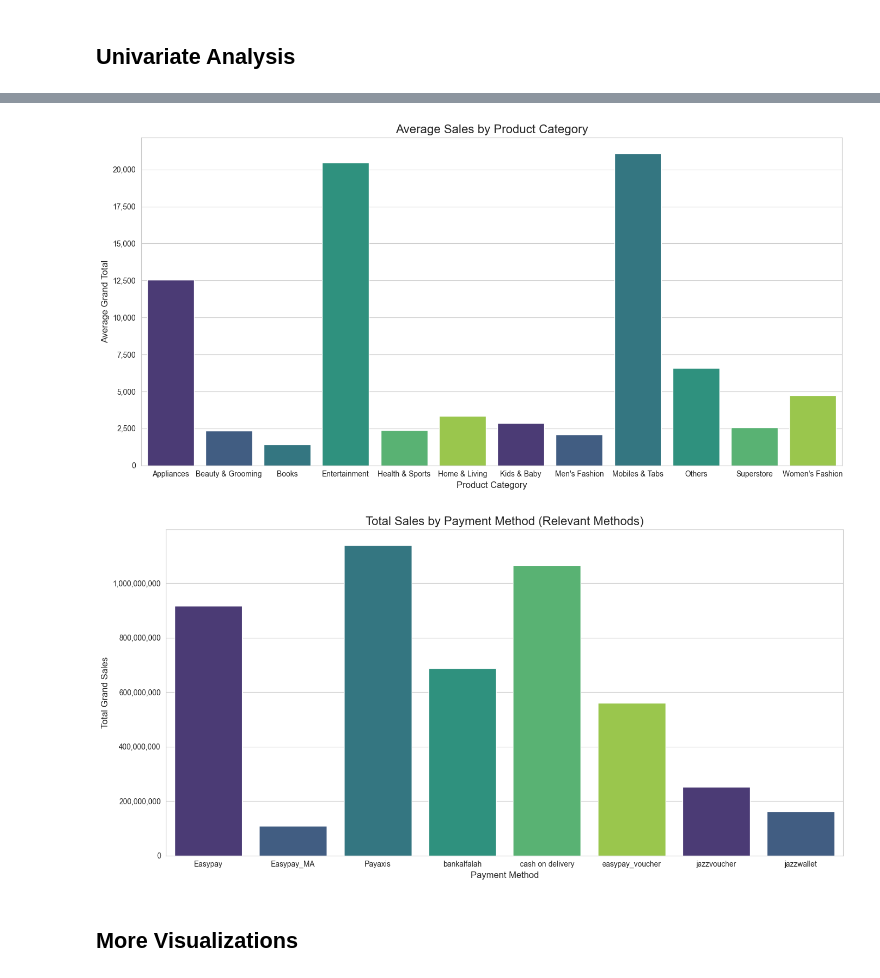
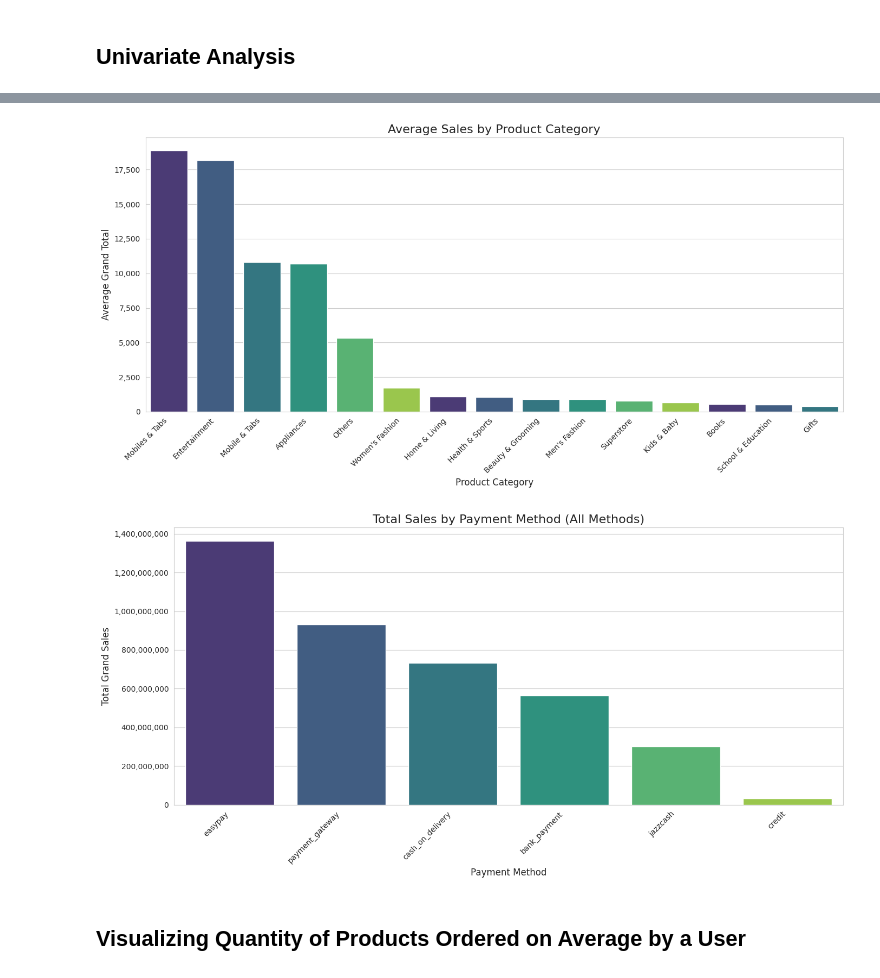
Before and after one commit to SalaarMasood/Data-Science-Proj, a Jupyter notebook: DataCleaning.ipynb, the cells around one changed output, grey strips where cells are left out. Drawn from its saved outputs; the diff is of its cells as text; code cells hidden in the pictures.

```diff
--- a/DataCleaning.ipynb
+++ b/DataCleaning.ipynb
@@ -102,3 +103,6 @@ memory usage: 91.4+ MB
+# %%
+df.columns = df.columns.str.lower() # converting all to lower case
+df.rename(columns={'category_name_1':'category','working date':'working_date','bi status':'bi_status','customer since':'customer_since','customer id':'customer_id'},inplace= True)
 # %%
 df.tail()
 # %% [output]
@@ -141,7 +145,7 @@ df = df.sort_values('created_at')
 df['payment_method'] = df['payment_method'].replace('cod', 'cash on delivery')
 df['status'] = df['status'].replace('cod', 'cash on delivery')
 df['item_id'] = df['item_id'].str.replace('.0', '', regex=False)
-df['Customer ID'] = df['Customer ID'].str.replace('.0', '', regex=False)
+df['customer_id'] = df['customer_id'].str.replace('.0', '', regex=False)
 # %%
 df.tail(2)
 # %% [output]
@@ -178,6 +182,7 @@ import warnings
 warnings.filterwarnings("ignore")
 df['status'].fillna('Unknown', inplace=True)
 df['sku'].fillna('Unknown', inplace=True)
-df['Customer Since'].fillna('Unknown', inplace=True)
-df['category_name_1'].fillna('Unknown', inplace=True)
+df['customer_since'].fillna('Unknown', inplace=True)
+df['category'].fillna('Unknown', inplace=True)
 df.drop(columns=['sales_commission_code'], inplace=True)
+df.drop(columns=['mv'], inplace=True)
@@ -247,6 +354,6 @@ plt.show()
 # %%
 df['created_at'] = pd.to_datetime(df['created_at'], errors='coerce')
-df['Working Date'] = pd.to_datetime(df['Working Date'], errors='coerce')
+df['working_date'] = pd.to_datetime(df['working_date'], errors='coerce')
 # %%
 import matplotlib.ticker as ticker
 import warnings
@@ -299,11 +406,17 @@ plt.show()
 # %%
 import warnings
+
 warnings.filterwarnings("ignore")
 sns.set_style("whitegrid")
 palette = sns.color_palette("viridis")
-category_sales = df.groupby('category_name_1')['grand_total'].mean().reset_index()
+
+# Step 1: Compute average sales per category
+category_sales = df.groupby('category')['grand_total'].mean().reset_index()
+
+# Step 2: Define name mapping (abbreviated labels)
 category_name_mapping = {
     'Mobiles & Tablets': 'Mobiles & Tabs',
+    'Computing': 'Mobile & Tabs',
     'Men\'s Fashion': 'Men\'s Fashion',
     'Women\'s Fashion': 'Women\'s Fashion',
     'Appliances': 'Appliances',
@@ -311,13 +424,20 @@ category_name_mapping = {
     'Entertainment': 'Entertainment',
     'Superstore': 'Superstore',
     'Books': 'Books',
+    'School & Education': 'School & Education',
     'Kids & Baby': 'Kids & Baby',
     'Others': 'Others',
     'Groceries': 'Groceries',
+    'Gifts': 'Gifts',
     'Health & Sports': 'Health & Sports',
     'Beauty & Grooming': 'Beauty & Grooming'
 }
-category_sales['category_abbr'] = category_sales['category_name_1'].map(category_name_mapping) #Abbreviated names.
+
+category_sales['category_abbr'] = category_sales['category'].map(category_name_mapping)
+
+# Step 4: Sort by grand_total in descending order
+category_sales = category_sales.sort_values(by='grand_total', ascending=False)
+
 plt.figure(figsize=(14, 7))
 ax = sns.barplot(data=category_sales, x='category_abbr', y='grand_total', palette=palette)
 plt.title('Average Sales by Product Category', fontsize=16)
@@ -325,42 +445,40 @@ plt.xlabel('Product Category', fontsize=12)
 plt.ylabel('Average Grand Total', fontsize=12)
 ax.ticklabel_format(style='plain', axis='y')
 ax.get_yaxis().set_major_formatter(ticker.FuncFormatter(lambda x, p: format(int(x), ',')))
-ax.set_xticklabels(ax.get_xticklabels(), ha="center")
+ax.set_xticklabels(ax.get_xticklabels(), rotation=45, ha="right")
 plt.tight_layout()
 plt.show()
 # %% [output]
-[figure, old version]
+[figure, new version]
 # %%
 import warnings
 warnings.filterwarnings("ignore")
 sns.set_style("whitegrid")
 palette = sns.color_palette("viridis")
 
+# Step 1: Group total sales by payment method
 payment_sales = df.groupby('payment_method')['grand_total'].sum().reset_index()
 
-total_sales = payment_sales['grand_total'].sum()
-payment_sales['percentage'] = (payment_sales['grand_total'] / total_sales) * 100
-relevant_payments = payment_sales[payment_sales['percentage'] > 1]['payment_method'].tolist()
+# Step 2: Sort by sales for better visual order (optional but recommended)
+payment_sales = payment_sales.sort_values(by='grand_total', ascending=False)
 
-df_relevant_payments = payment_sales[payment_sales['payment_method'].isin(relevant_payments)]
+# Step 3: Plot all payment methods
+plt.figure(figsize=(14, 7))
+ax = sns.barplot(data=payment_sales, x='payment_method', y='grand_total', palette=palette)
 
-plt.figure(figsize=(14, 7))
-ax = sns.barplot(data=df_relevant_payments, x='payment_method', y='grand_total', palette=palette)
-
-plt.title('Total Sales by Payment Method (Relevant Methods)', fontsize=16)
+# Labels & formatting
+plt.title('Total Sales by Payment Method (All Methods)', fontsize=16)
 plt.xlabel('Payment Method', fontsize=12)
 plt.ylabel('Total Grand Sales', fontsize=12)
-
 ax.ticklabel_format(style='plain', axis='y')
 ax.get_yaxis().set_major_formatter(ticker.FuncFormatter(lambda x, p: format(int(x), ',')))
-ax.set_xticklabels(ax.get_xticklabels(), ha="center")
-
+ax.set_xticklabels(ax.get_xticklabels(), rotation=45, ha='right')  # Rotate if needed
 plt.tight_layout()
 plt.show()
 # %% [output]
-[figure, old version]
+[figure, new version]
-# %% [markdown]
-<h2> More Visualizations </h2>
+# %% [markdown]
+<h2> Visualizing Quantity of Products Ordered on Average by a User </h2>
 # %%
 import pandas as pd
 import seaborn as sns
```
Also changed, not shown: parts of 32 cells of this notebook.
